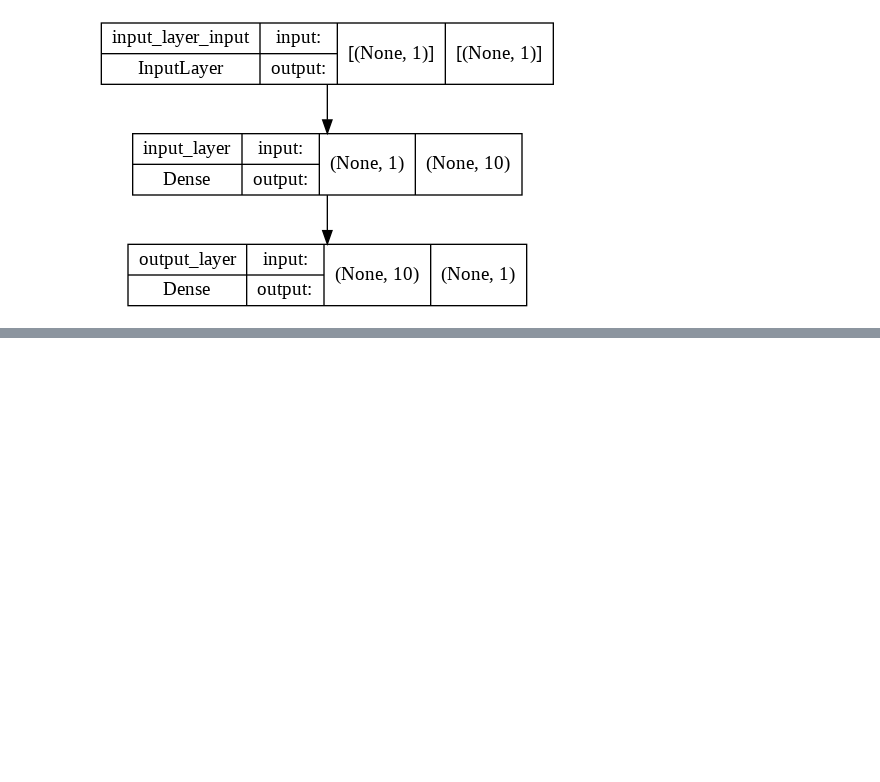
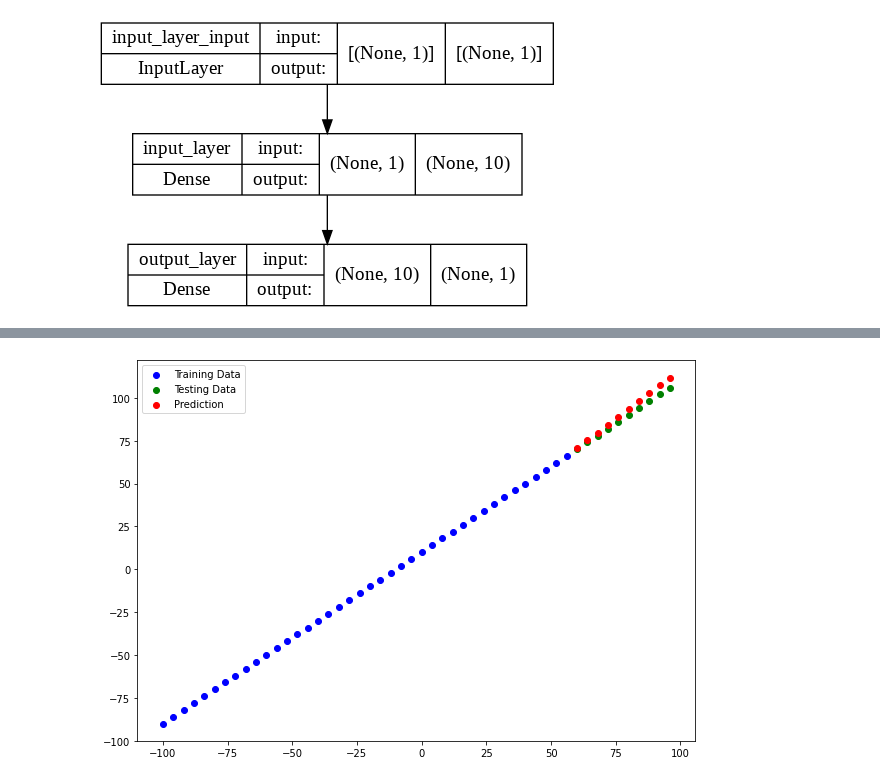
Before and after one commit to astro-wizard/tensorflow, a Jupyter notebook: TensorflowLinearRegression.ipynb, the cells around one changed output, grey strips where cells are left out. Cells and saved outputs as stored; diff of their text form; code cells hidden in the pictures; blank space fills up the shorter version.

```diff
--- a/TensorflowLinearRegression.ipynb
+++ b/TensorflowLinearRegression.ipynb
@@ -274,7 +274,7 @@ Trainable params: 31
 Non-trainable params: 0
 _________________________________________________________________
 # %%
-model.fit(X_train, y_train, epochs = 1000, verbose=0) # verbose is for showing output 0- no output 1,2 for output
+model.fit(X_train, y_train, epochs = 100, verbose=0) # verbose is for showing output 0- no output 1,2 for output
 # %% [output]
 <keras.callbacks.History at 0x...>
 # %%
@@ -298,3 +298,6 @@ from tensorflow.keras.utils import plot_model
 plot_model(model=model, show_shapes=True)
 # %% [output]
 [figure]
+# %%
+y_pred = model.predict(X_test)
+y_pred, y_test
@@ -300,0 +316,20 @@ plot_model(model=model, show_shapes=True)
+# %%
+# plotting function
+def plot_prediction(train_data= X_train,
+                    train_labels=y_train,
+                    test_data=X_test,
+                    test_labels=y_test,
+                    prediction=y_pred):
+  plt.figure(figsize=(10, 7))
+  plt.scatter(train_data, train_labels, c='b', label="Training Data")
+  plt.scatter(test_data, test_labels, c='g', label= "Testing Data")
+  plt.scatter(test_data, prediction, c='r', label = "Prediction")
+  plt.legend();
+# %%
+plot_prediction(train_data= X_train,
+                    train_labels=y_train,
+                    test_data=X_test,
+                    test_labels=y_test,
+                    prediction=y_pred)
+# %% [output]
+[figure, added]
```
Also changed, not shown: parts of 26 cells of this notebook.
